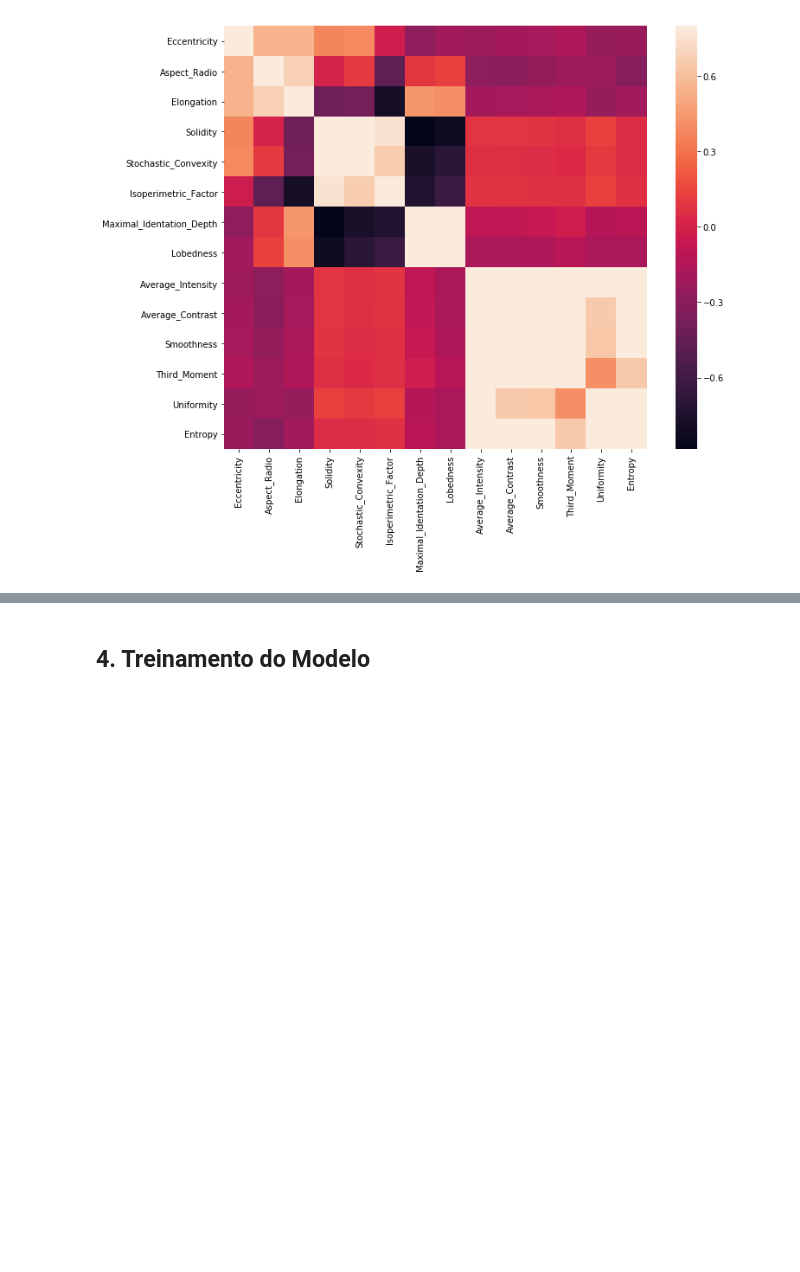
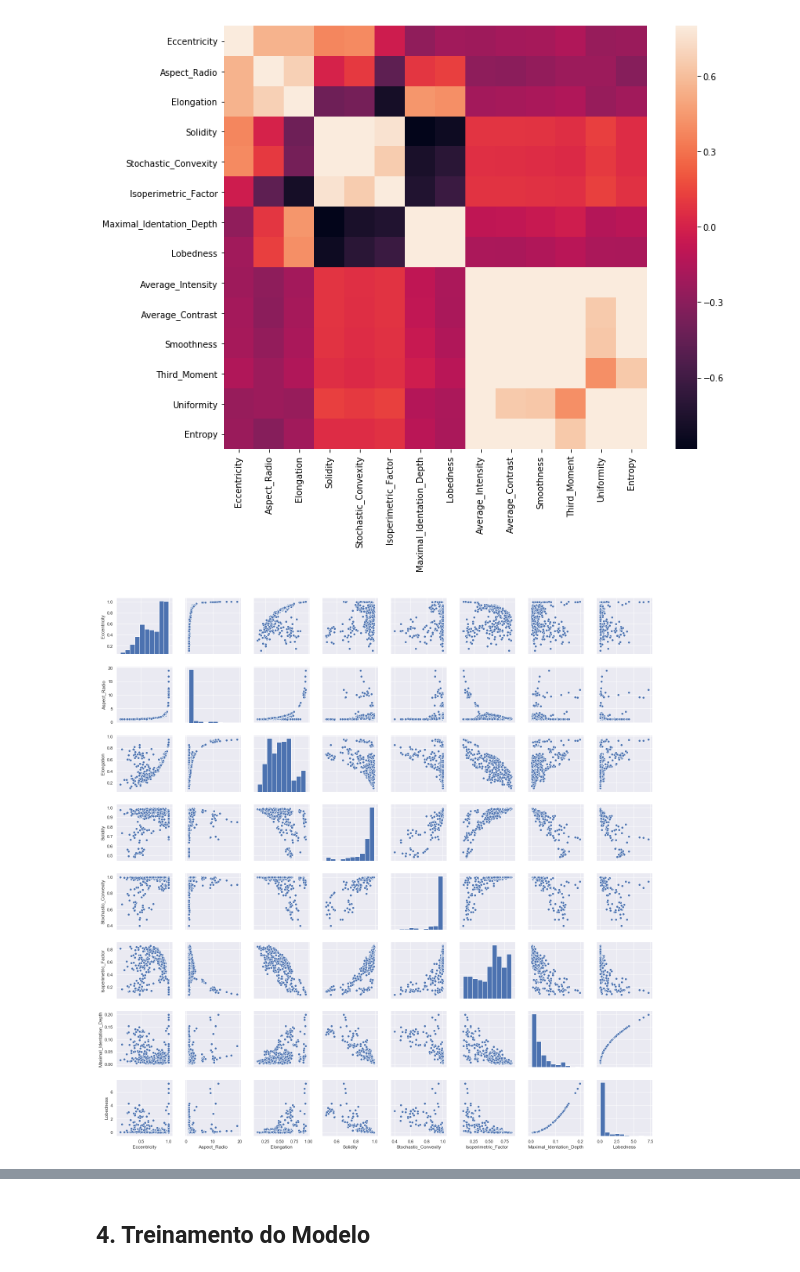
Before and after one commit to mso13/projeto2-leaf, a Jupyter notebook: Projeto 2 - FSI.ipynb, the cells around one changed output, grey strips where cells are left out. Saved outputs shown, nothing was run; the diff lists cells and outputs as text; code cells hidden in the pictures; blank space fills up the shorter version.

Commit message:
Adicionadas novas visualizações dos dados

```diff
--- a/Projeto 2 - FSI.ipynb
+++ b/Projeto 2 - FSI.ipynb
@@ -60,3 +60,11 @@ sns_plot = sns.heatmap(corrmat, vmax=.8, square=True)
 plt.savefig('corr-map.png')
 # %% [output]
 [figure]
+# %%
+# Scatterplot - Atributos de Forma
+sns.set()
+cols = ['Eccentricity', 'Aspect_Radio', 'Elongation', 'Solidity', 'Stochastic_Convexity', 'Isoperimetric_Factor', 'Maximal_Identation_Depth', 'Lobedness']
+sns.pairplot(X[cols], size = 2.5)
+plt.show()
+# %% [output]
+[figure, added]
```
Also changed, not shown: parts of 1 cell of this notebook, 3 other files.
